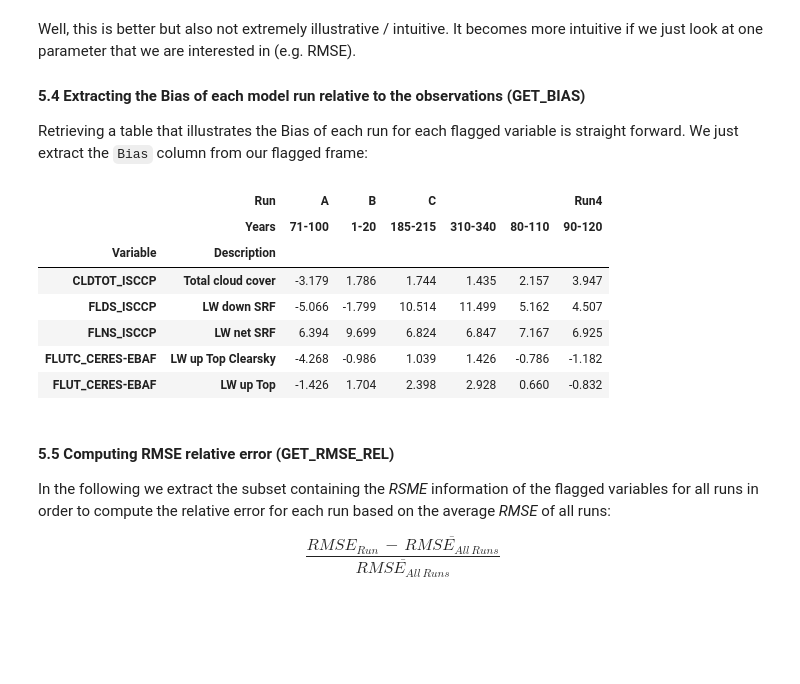
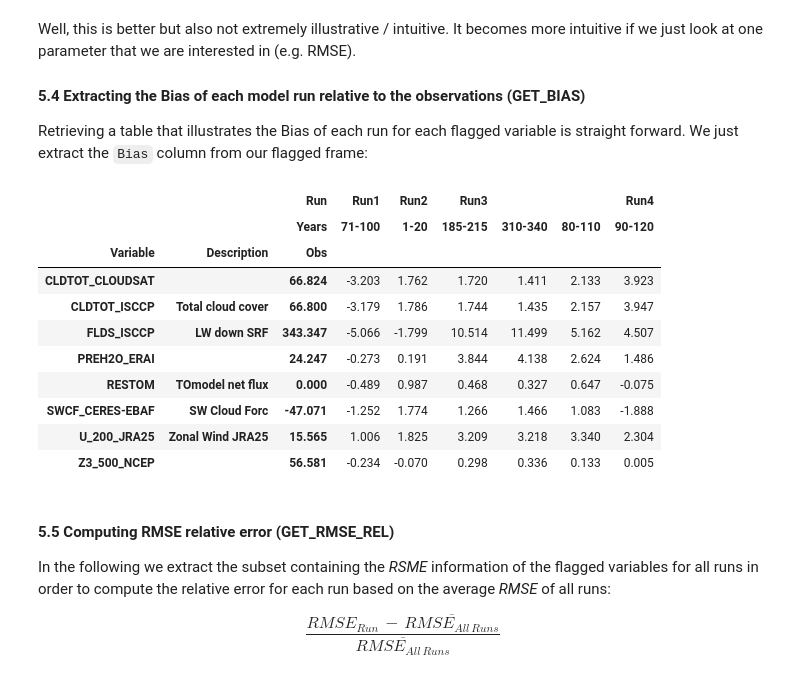
Before and after one commit to jgliss/my_notebooks, a Jupyter notebook: read_ascii_cams_diag.ipynb, the cells around one changed output. Cells and saved outputs as stored; diff of their text form; code cells hidden in the pictures; blank space fills up the shorter version.

Commit message:
Added new features to improve workflow; in the progress of migrating table preview from html repr of dataframe to heatmap plot using seaborn

```diff
--- a/read_ascii_cams_diag.ipynb
+++ b/read_ascii_cams_diag.ipynb
@@ -39,7 +39,7 @@ In the following cells you can specify global default settings.
 
 Default group of variables. Variable groups can be defined in [varconfig.ini](https://github.com/jgliss/my_notebooks/blob/master/data/varconfig.ini). Use ``[group_name]`` to define a new group and add below all variables that should belong to the group in the desired display order (should be self-explanatory when looking at the file, I hope).
 # %%
-var_group = None #group_name from varconfig.ini (use None, if you want to use all)
+var_group = "test" #group_name (AS STRING, e.g. "test") from varconfig.ini (use None, if you want to use all)
 # %% [markdown]
 ##### Add data columns to index
 
@@ -49,3 +47,5 @@ add_to_index = None #["Obs"]
+# %%
+add_to_index = ["Obs"] #NEEDS TO BE A LIST, EVEN FOR ONLY ONE ITEM
 # %% [markdown]
 ##### Define which parts of index should be unstacked
 
@@ -103,3 +98,8 @@ for file in files:
+# %%
+#either
+run_ids = None #list("ABCD") #renames the first 4 runs
+#or
+run_id_prefix = "Run"
 # %% [markdown]
 ### 4. Importing multiple result files and concatenating them into one Dataframe (LOAD_FILES)
 
@@ -244,16 +222,19 @@ Well, this is better but also not extremely illustrative / intuitive. It becomes
 Retrieving a table that illustrates the Bias of each run for each flagged variable is straight forward. We just extract the `Bias` column from our flagged frame:
 # %%
 bias = selection_unstacked["Bias"]
-bias.head()
+bias
 # %% [output]
-|  | Run | A | B | C |  |  | Run4 |
-|  | Years | 71-100 | 1-20 | 185-215 | 310-340 | 80-110 | 90-120 |
-| Variable | Description |  |  |  |  |  |  |
-| CLDTOT_ISCCP | Total cloud cover | -3.179 | 1.786 | 1.744 | 1.435 | 2.157 | 3.947 |
-| FLDS_ISCCP | LW down SRF | -5.066 | -1.799 | 10.514 | 11.499 | 5.162 | 4.507 |
-| FLNS_ISCCP | LW net SRF | 6.394 | 9.699 | 6.824 | 6.847 | 7.167 | 6.925 |
-| FLUTC_CERES-EBAF | LW up Top Clearsky | -4.268 | -0.986 | 1.039 | 1.426 | -0.786 | -1.182 |
-| FLUT_CERES-EBAF | LW up Top | -1.426 | 1.704 | 2.398 | 2.928 | 0.660 | -0.832 |
+|  |  | Run | Run1 | Run2 | Run3 |  |  | Run4 |
+|  |  | Years | 71-100 | 1-20 | 185-215 | 310-340 | 80-110 | 90-120 |
+| Variable | Description | Obs |  |  |  |  |  |  |
+| CLDTOT_CLOUDSAT |  | 66.824 | -3.203 | 1.762 | 1.720 | 1.411 | 2.133 | 3.923 |
+| CLDTOT_ISCCP | Total cloud cover | 66.800 | -3.179 | 1.786 | 1.744 | 1.435 | 2.157 | 3.947 |
+| FLDS_ISCCP | LW down SRF | 343.347 | -5.066 | -1.799 | 10.514 | 11.499 | 5.162 | 4.507 |
+| PREH2O_ERAI |  | 24.247 | -0.273 | 0.191 | 3.844 | 4.138 | 2.624 | 1.486 |
+| RESTOM | TOmodel net flux | 0.000 | -0.489 | 0.987 | 0.468 | 0.327 | 0.647 | -0.075 |
+| SWCF_CERES-EBAF | SW Cloud Forc | -47.071 | -1.252 | 1.774 | 1.266 | 1.466 | 1.083 | -1.888 |
+| U_200_JRA25 | Zonal Wind JRA25 | 15.565 | 1.006 | 1.825 | 3.209 | 3.218 | 3.340 | 2.304 |
+| Z3_500_NCEP |  | 56.581 | -0.234 | -0.070 | 0.298 | 0.336 | 0.133 | 0.005 |
 # %% [markdown]
 #### 5.5 Computing RMSE relative error (GET_RMSE_REL)
 
```
Also changed, not shown: parts of 24 cells of this notebook, 6 other files.
